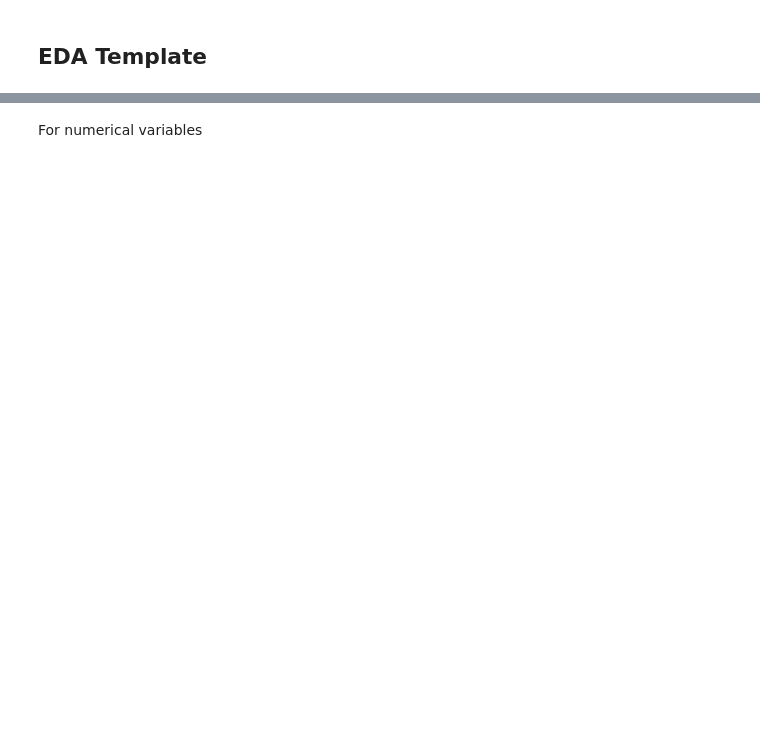
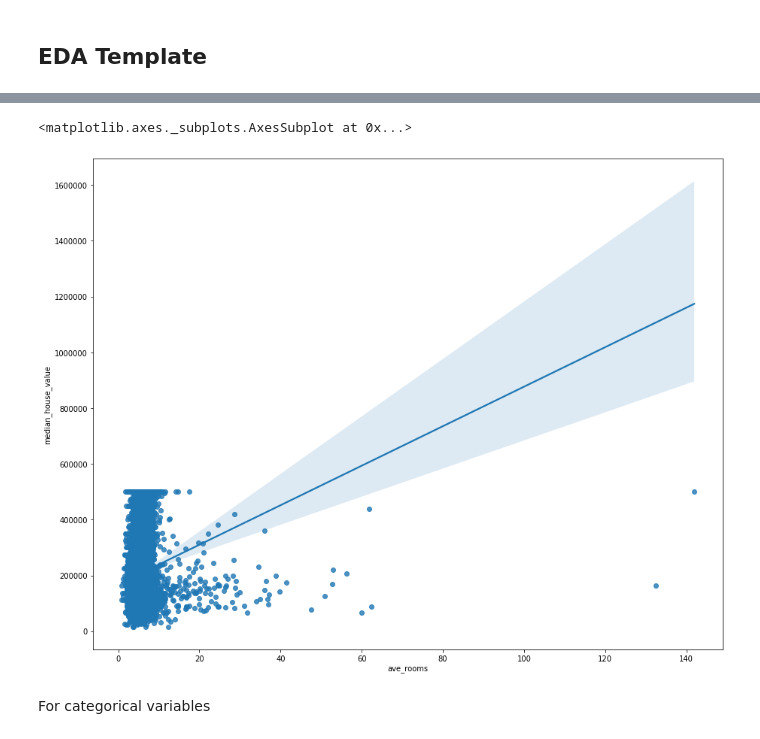
Before and after one commit to ezraabah/Others, a Jupyter notebook: Untitled.ipynb, the cells around one changed output, grey strips where cells are left out. Saved outputs shown, nothing was run; the diff lists cells and outputs as text; code cells hidden in the pictures; blank space fills up the shorter version.

```diff
--- a/Untitled.ipynb
+++ b/Untitled.ipynb
@@ -16,7 +39,13 @@ dataset.head()
+# %%
+plt.figure(figsize = (15, 12))
+sns.regplot(x = 'ave_rooms', y = 'median_house_value', data = dataset)
+# %% [output]
+<matplotlib.axes._subplots.AxesSubplot at 0x...>
+[figure, added]
 # %%
 import matplotlib.pyplot as plt
 import seaborn as sns
 
 %matplotlib inline
 # %% [markdown]
-For numerical variables
+For categorical variables
```
Also changed, not shown: parts of 12 cells of this notebook.
